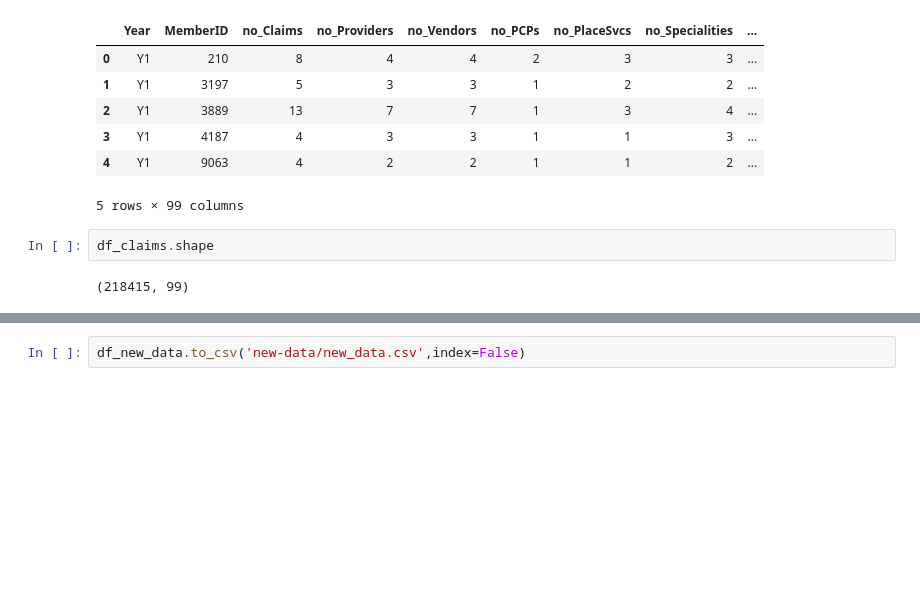
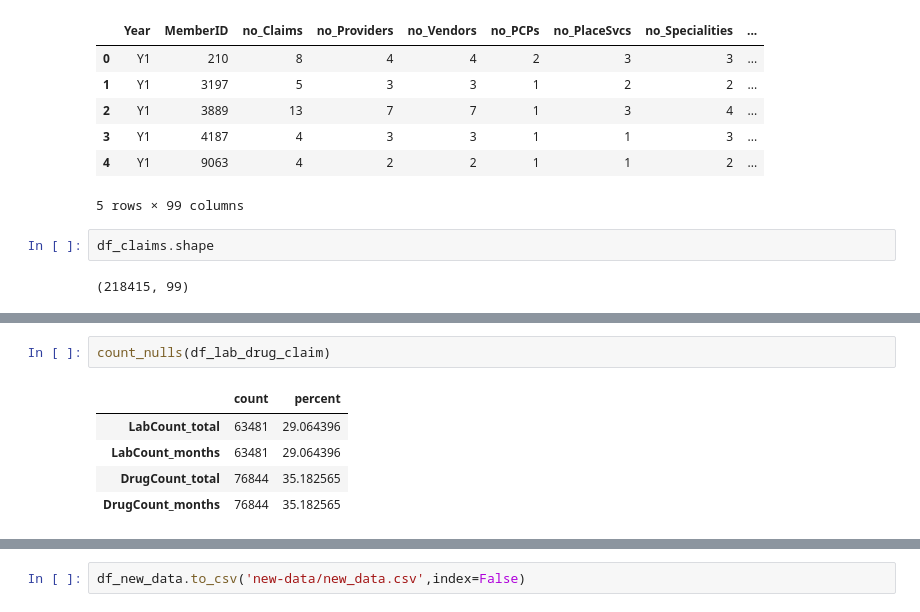
Before and after one commit to truongkhanhduy95/Heritage-Health-Prize, a Jupyter notebook: 1.data-preparation/merger.ipynb, the cells around one changed output, grey strips where cells are left out. Cells and saved outputs as stored; diff of their text form; blank space fills up the shorter version.

```diff
--- a/1.data-preparation/merger.ipynb
+++ b/1.data-preparation/merger.ipynb
@@ -133,0 +107,8 @@ df_new_data.head()
+# %%
+count_nulls(df_lab_drug_claim)
+# %% [output]
+|  | count | percent |
+| LabCount_total | 63481 | 29.064396 |
+| LabCount_months | 63481 | 29.064396 |
+| DrugCount_total | 76844 | 35.182565 |
+| DrugCount_months | 76844 | 35.182565 |
```
Also changed, not shown: parts of 12 cells of this notebook, 1 other file.
